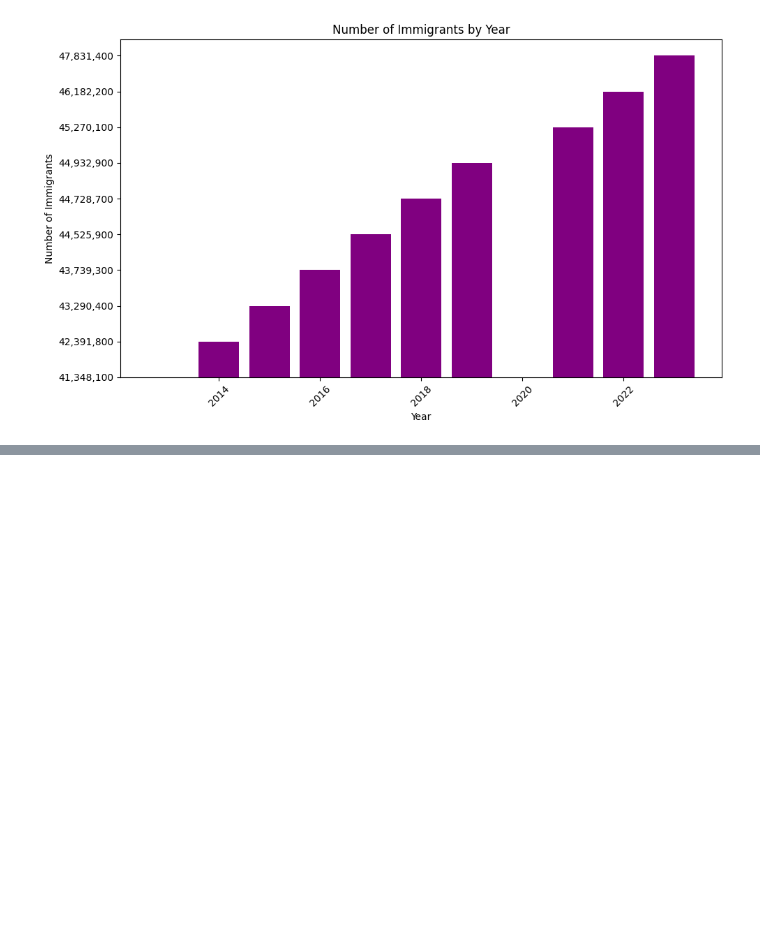
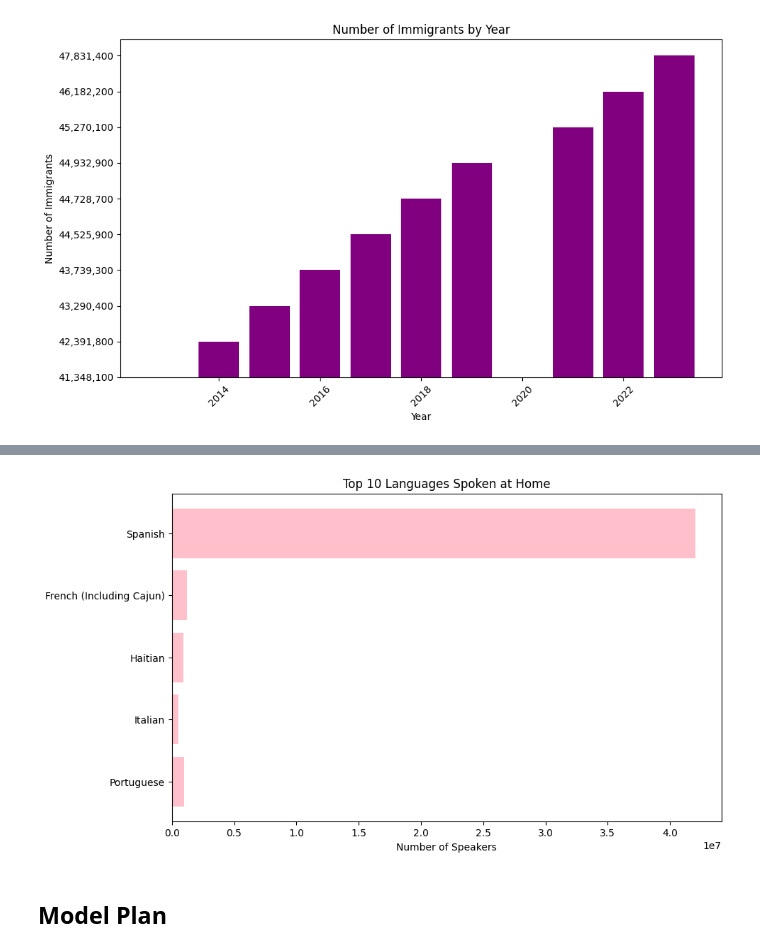
Before and after one commit to ecetanriverdi/ecetanriverdi.github.io, a Jupyter notebook: Milestone 2.ipynb, the cells around one changed output, grey strips where cells are left out. Drawn from its saved outputs; the diff is of its cells as text; code cells hidden in the pictures; blank space fills up the shorter version.

```diff
--- a/Milestone 2.ipynb
+++ b/Milestone 2.ipynb
@@ -133,0 +184,4 @@ upload the data about the languages spoken at home here
+# %%
+language = pd.read_csv("/Users/athleticsimage/Desktop/CMPS3160_FinalProject/CMPS3160_FinalProject/language home.csv")
+language.head(10)
+language.dtypes
@@ -133,0 +195,7 @@ upload the data about the languages spoken at home here
+# %%
+language['Number'] = language['Number'].astype(str).str.replace(',', '')
+language['Number'] = language['Number'].astype(int)
+
+language['%'] = language['%'].astype(str).str.rstrip('%').astype(float) / 100
+
+language.dtypes
@@ -133,0 +225,18 @@ upload the data about the languages spoken at home here
+# %%
+unwanted_rows = [
+    "Speak English",
+    "Total Household Population, Age 5 and Older",
+    "Speak only English",
+    "Speak language other than English",
+     "Speak English \"very well\"",
+
+    "Speak English less than “very well” (LEP)"
+
+]
+
+# Apply the filter
+language_new = language[~language["Language Spoken at Home (detailed, by English proficiency)"].isin(unwanted_rows)]
+
+# Display the filtered DataFrame
+language_new.drop('%', axis=1, inplace=True)
+language_new
@@ -133,0 +267,17 @@ upload the data about the languages spoken at home here
+# %%
+top_10_languages = language_new.head(5)
+
+
+plt.figure(figsize=(10, 6))
+plt.barh(top_10_languages["Language Spoken at Home (detailed, by English proficiency)"],
+         top_10_languages["Number"], color='pink')
+
+plt.xlabel('Number of Speakers')
+plt.title('Top 10 Languages Spoken at Home')
+
+plt.gca().invert_yaxis()
+plt.show()
+# %% [output]
+[figure, added]
+# %% [markdown]
+## Model Plan
```
Also changed, not shown: parts of 39 cells of this notebook.
